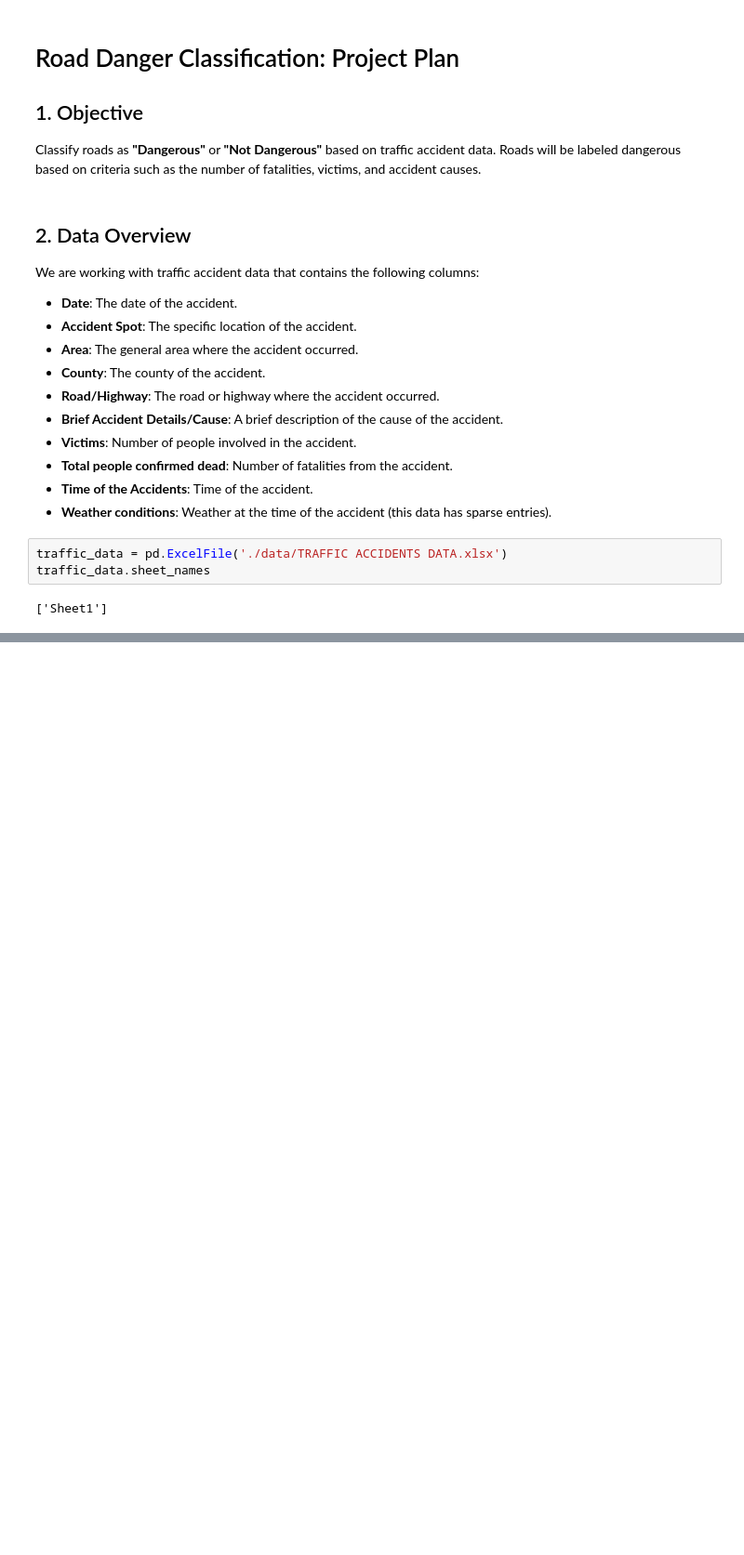
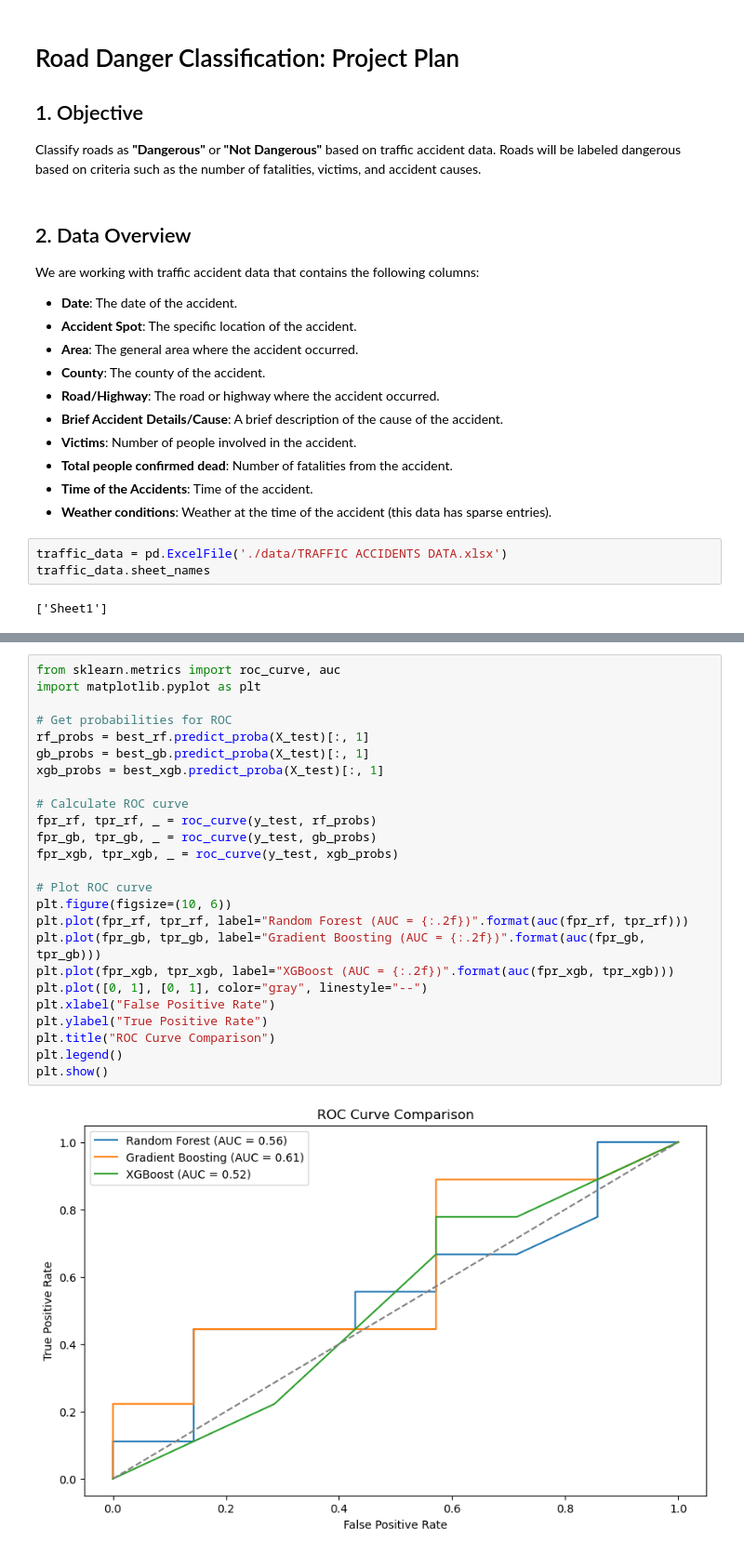
Before and after one commit to Rontim/Knowledge-Based-System, a Jupyter notebook: CAT/Traffic/model.ipynb, the cells around one changed output, grey strips where cells are left out. Shown at 93% size. Drawn from its saved outputs; the diff is of its cells as text; blank space fills up the shorter version.

```diff
--- a/CAT/Traffic/model.ipynb
+++ b/CAT/Traffic/model.ipynb
@@ -42,0 +624,27 @@ traffic_df.head()
+# %%
+from sklearn.metrics import roc_curve, auc
+import matplotlib.pyplot as plt
+
+# Get probabilities for ROC
+rf_probs = best_rf.predict_proba(X_test)[:, 1]
+gb_probs = best_gb.predict_proba(X_test)[:, 1]
+xgb_probs = best_xgb.predict_proba(X_test)[:, 1]
+
+# Calculate ROC curve
+fpr_rf, tpr_rf, _ = roc_curve(y_test, rf_probs)
+fpr_gb, tpr_gb, _ = roc_curve(y_test, gb_probs)
+fpr_xgb, tpr_xgb, _ = roc_curve(y_test, xgb_probs)
+
+# Plot ROC curve
+plt.figure(figsize=(10, 6))
+plt.plot(fpr_rf, tpr_rf, label="Random Forest (AUC = {:.2f})".format(auc(fpr_rf, tpr_rf)))
+plt.plot(fpr_gb, tpr_gb, label="Gradient Boosting (AUC = {:.2f})".format(auc(fpr_gb, tpr_gb)))
+plt.plot(fpr_xgb, tpr_xgb, label="XGBoost (AUC = {:.2f})".format(auc(fpr_xgb, tpr_xgb)))
+plt.plot([0, 1], [0, 1], color="gray", linestyle="--")
+plt.xlabel("False Positive Rate")
+plt.ylabel("True Positive Rate")
+plt.title("ROC Curve Comparison")
+plt.legend()
+plt.show()
+# %% [output]
+[figure, added]
```
Also changed, not shown: parts of 25 cells of this notebook, 12 other files.
